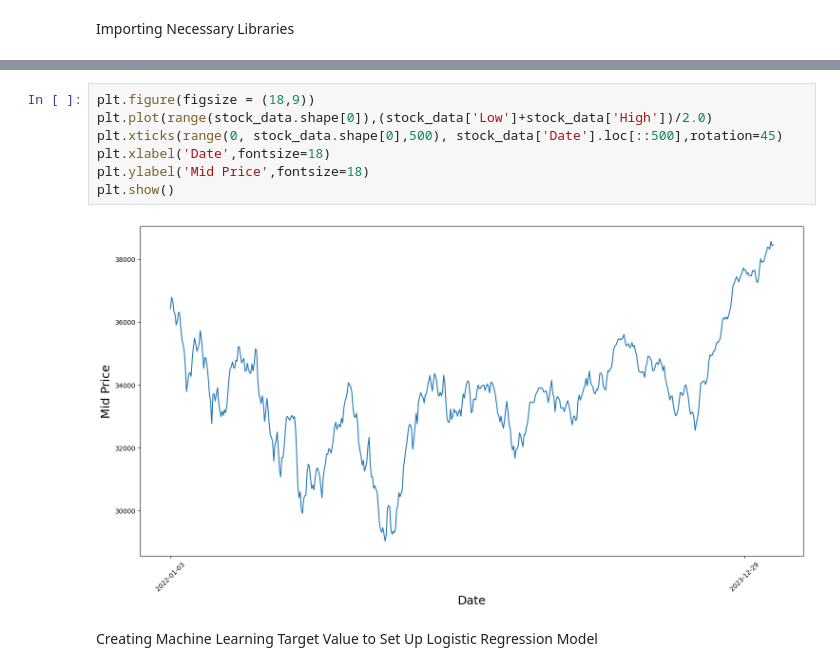
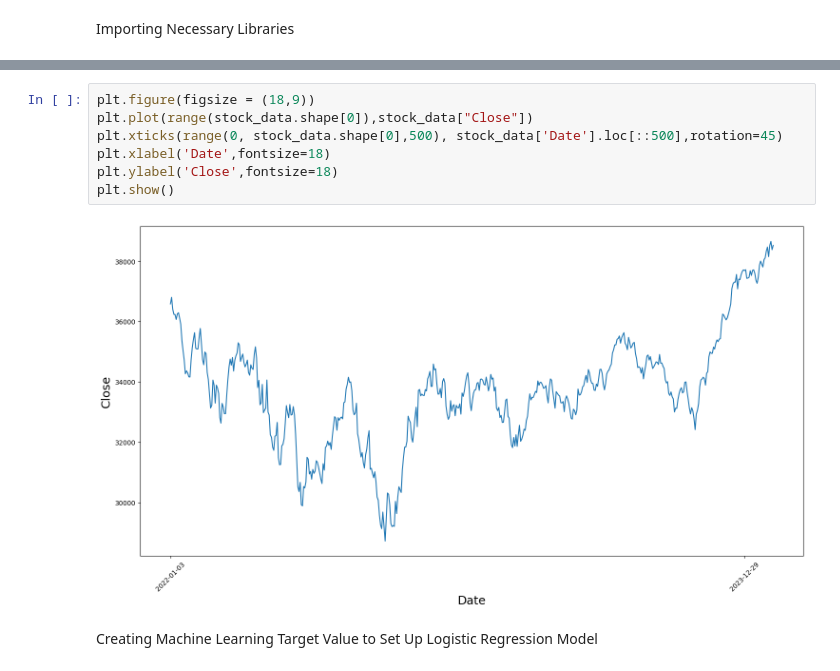
Before and after one commit to code4ry/FinRL-RegressionModels, a Jupyter notebook: Learning Models/Logistic Regression/logisticRegression/logisticModel.ipynb, the cells around one changed output, grey strips where cells are left out. Cells and saved outputs as stored; diff of their text form.

```diff
--- a/Learning Models/Logistic Regression/logisticRegression/logisticModel.ipynb
+++ b/Learning Models/Logistic Regression/logisticRegression/logisticModel.ipynb
@@ -36,13 +36,13 @@ stock_data
 526 rows × 7 columns
 # %%
 plt.figure(figsize = (18,9))
-plt.plot(range(stock_data.shape[0]),(stock_data['Low']+stock_data['High'])/2.0)
+plt.plot(range(stock_data.shape[0]),stock_data["Close"])
 plt.xticks(range(0, stock_data.shape[0],500), stock_data['Date'].loc[::500],rotation=45)
 plt.xlabel('Date',fontsize=18)
-plt.ylabel('Mid Price',fontsize=18)
+plt.ylabel('Close',fontsize=18)
 plt.show()
 # %% [output]
-[figure, old version]
+[figure, new version]
 # %% [markdown]
 Creating Machine Learning Target Value to Set Up Logistic Regression Model
 # %%
```
Also changed, not shown: parts of 2 cells of this notebook.
